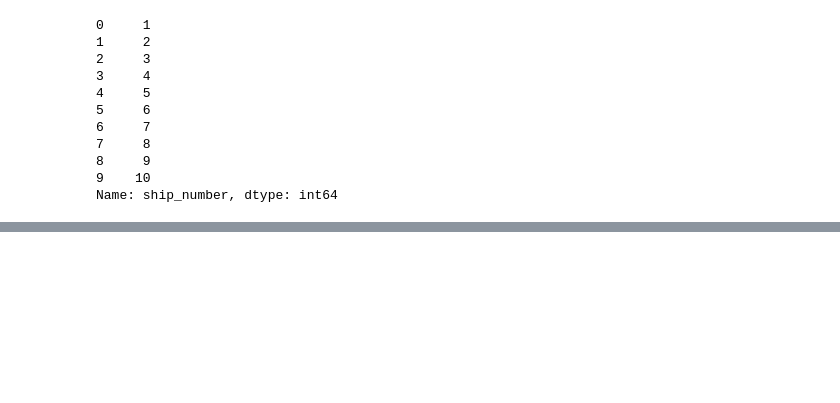
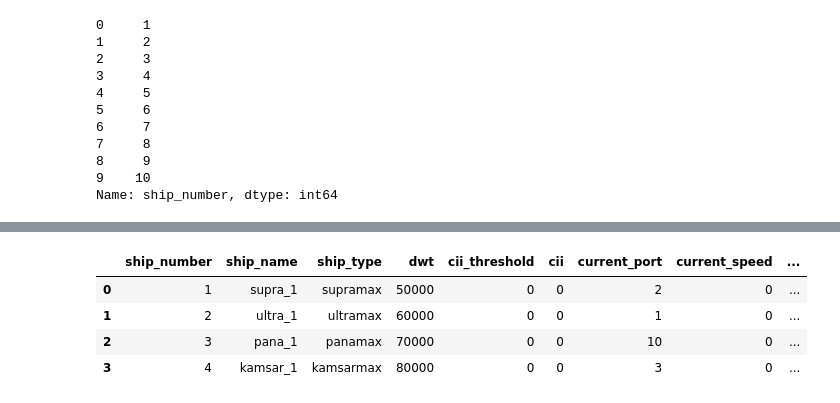
Before and after one commit to synthetica-ai/carbon-trading, a Jupyter notebook: code/main.ipynb, the cells around one changed output, grey strips where cells are left out. Drawn from its saved outputs; the diff is of its cells as text; code cells hidden in the pictures; blank space fills up the shorter version.

Commit message:
1. Implemented create_contracts as part of the CarbonEnv class 2. Added tensor creation for the contracts and the fleet 3. Implemented the env.reset() method

```diff
--- a/code/main.ipynb
+++ b/code/main.ipynb
@@ -162,7 +162,7 @@ for i in range(1,365+1):
     contracts_df = contracts_df.append(x, ignore_index=True)
 
 # convert everything to float for tensorflow compatibility
-contracts_df = contracts_df.astype(np.float64)
+contracts_df = contracts_df.astype(np.float32)
 
 # create the input tensor
 contracts_tensor = tf.convert_to_tensor(contracts_df)
@@ -597,0 +605,8 @@ envo = CarbonEnv(data_dict)
+# %%
+envo.fleet
+# %% [output]
+|  | ship_number | ship_name | ship_type | dwt | cii_threshold | cii | current_port | current_speed | ... |
+| 0 | 1 | supra_1 | supramax | 50000 | 0 | 0 | 2 | 0 | ... |
+| 1 | 2 | ultra_1 | ultramax | 60000 | 0 | 0 | 1 | 0 | ... |
+| 2 | 3 | pana_1 | panamax | 70000 | 0 | 0 | 10 | 0 | ... |
+| 3 | 4 | kamsar_1 | kamsarmax | 80000 | 0 | 0 | 3 | 0 | ... |
```
Also changed, not shown: parts of 12 cells of this notebook, 2 other files.
